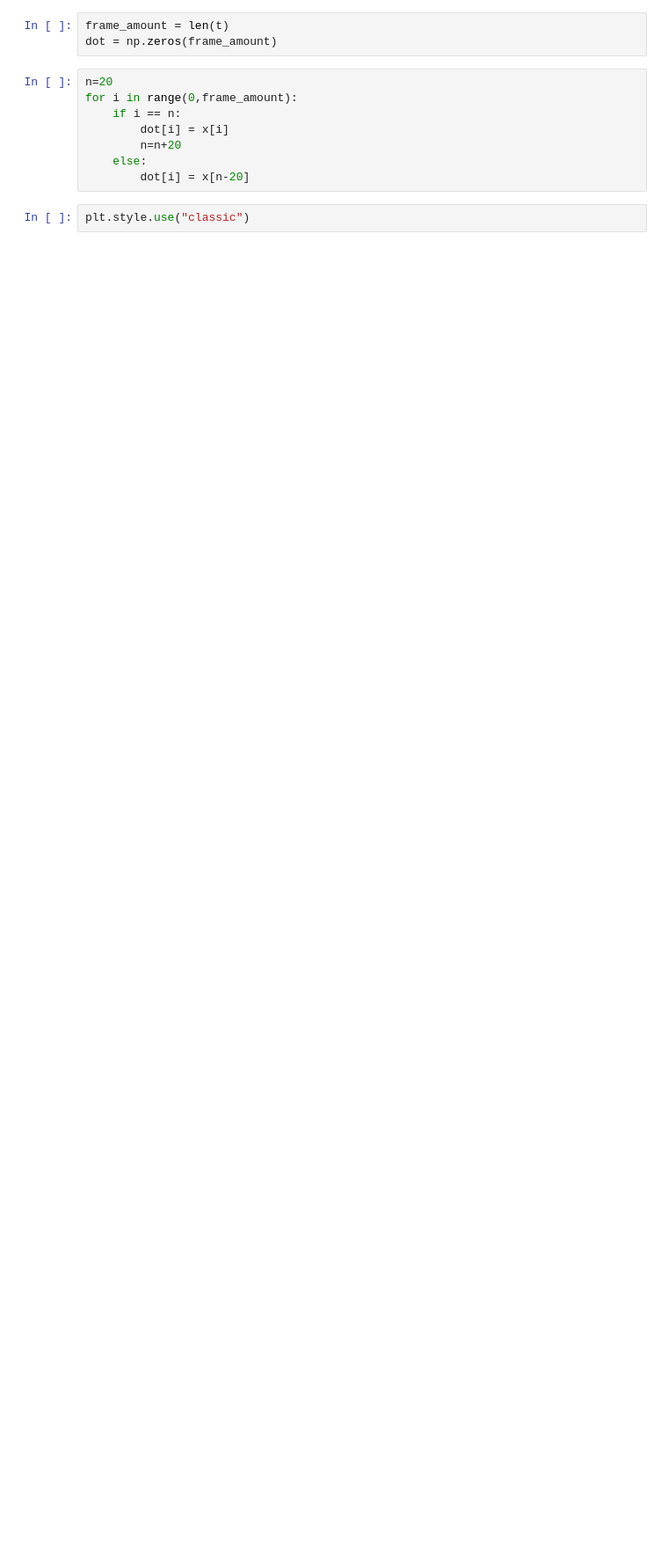
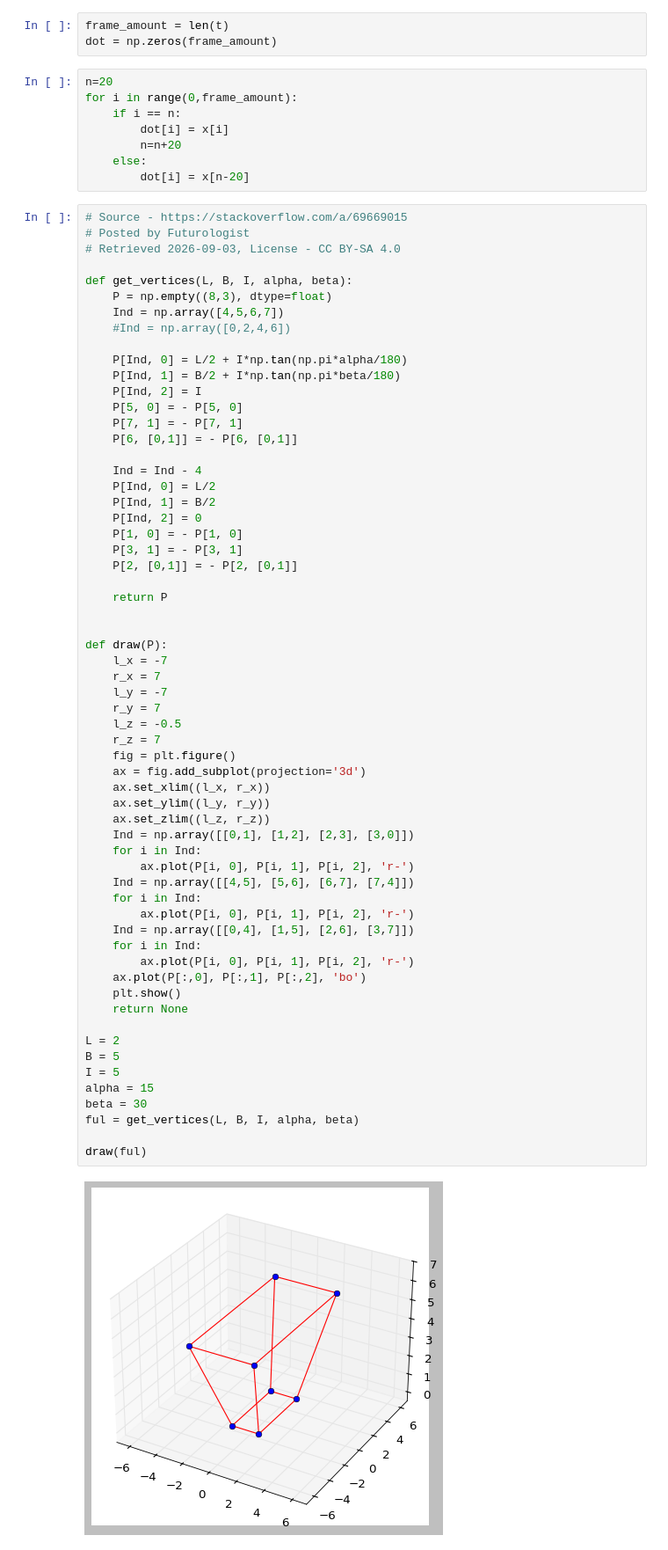
Before and after one commit to ashryramadhan10/Animation, a Jupyter notebook: pyanim/testo.ipynb, the cells around one changed output. Shown at 88% size. Saved outputs shown, nothing was run; the diff lists cells and outputs as text; blank space fills up the shorter version.

```diff
--- a/pyanim/testo.ipynb
+++ b/pyanim/testo.ipynb
@@ -46,4 +46,65 @@ for i in range(0,frame_amount):
     else:
         dot[i] = x[n-20]
 # %%
-plt.style.use("classic")
+# Source - https://stackoverflow.com/a/69669015
+# Posted by Futurologist
+# Retrieved 2026-09-03, License - CC BY-SA 4.0
+
+def get_vertices(L, B, I, alpha, beta):
+    P = np.empty((8,3), dtype=float)
+    Ind = np.array([4,5,6,7])
+    #Ind = np.array([0,2,4,6])
+
+    P[Ind, 0] = L/2 + I*np.tan(np.pi*alpha/180)
+    P[Ind, 1] = B/2 + I*np.tan(np.pi*beta/180)
+    P[Ind, 2] = I
+    P[5, 0] = - P[5, 0]
+    P[7, 1] = - P[7, 1]
+    P[6, [0,1]] = - P[6, [0,1]]
+
+    Ind = Ind - 4
+    P[Ind, 0] = L/2
+    P[Ind, 1] = B/2
+    P[Ind, 2] = 0
+    P[1, 0] = - P[1, 0]
+    P[3, 1] = - P[3, 1]
+    P[2, [0,1]] = - P[2, [0,1]]
+
+    return P
+
+
+def draw(P):
+    l_x = -7
+    r_x = 7
+    l_y = -7
+    r_y = 7
+    l_z = -0.5
+    r_z = 7
+    fig = plt.figure()
+    ax = fig.add_subplot(projection='3d')
+    ax.set_xlim((l_x, r_x))
+    ax.set_ylim((l_y, r_y))
+    ax.set_zlim((l_z, r_z))
+    Ind = np.array([[0,1], [1,2], [2,3], [3,0]])
+    for i in Ind:
+        ax.plot(P[i, 0], P[i, 1], P[i, 2], 'r-')
+    Ind = np.array([[4,5], [5,6], [6,7], [7,4]])
+    for i in Ind:
+        ax.plot(P[i, 0], P[i, 1], P[i, 2], 'r-')
+    Ind = np.array([[0,4], [1,5], [2,6], [3,7]])
+    for i in Ind:
+        ax.plot(P[i, 0], P[i, 1], P[i, 2], 'r-')
+    ax.plot(P[:,0], P[:,1], P[:,2], 'bo')
+    plt.show()
+    return None
+
+L = 2
+B = 5
+I = 5
+alpha = 15
+beta = 30
+ful = get_vertices(L, B, I, alpha, beta)
+
+draw(ful)
+# %% [output]
+[figure, added]
```
Also changed, not shown: 6 other files.
